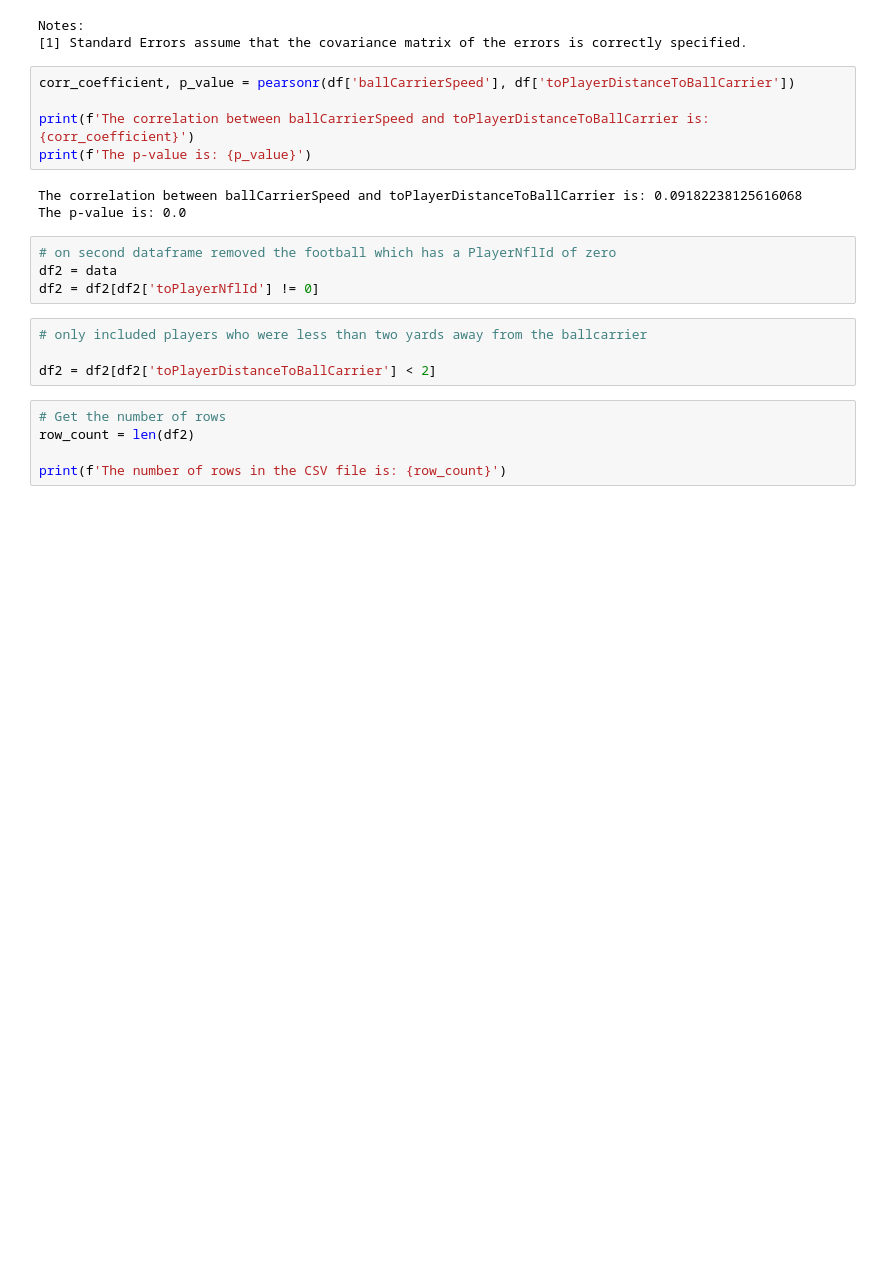
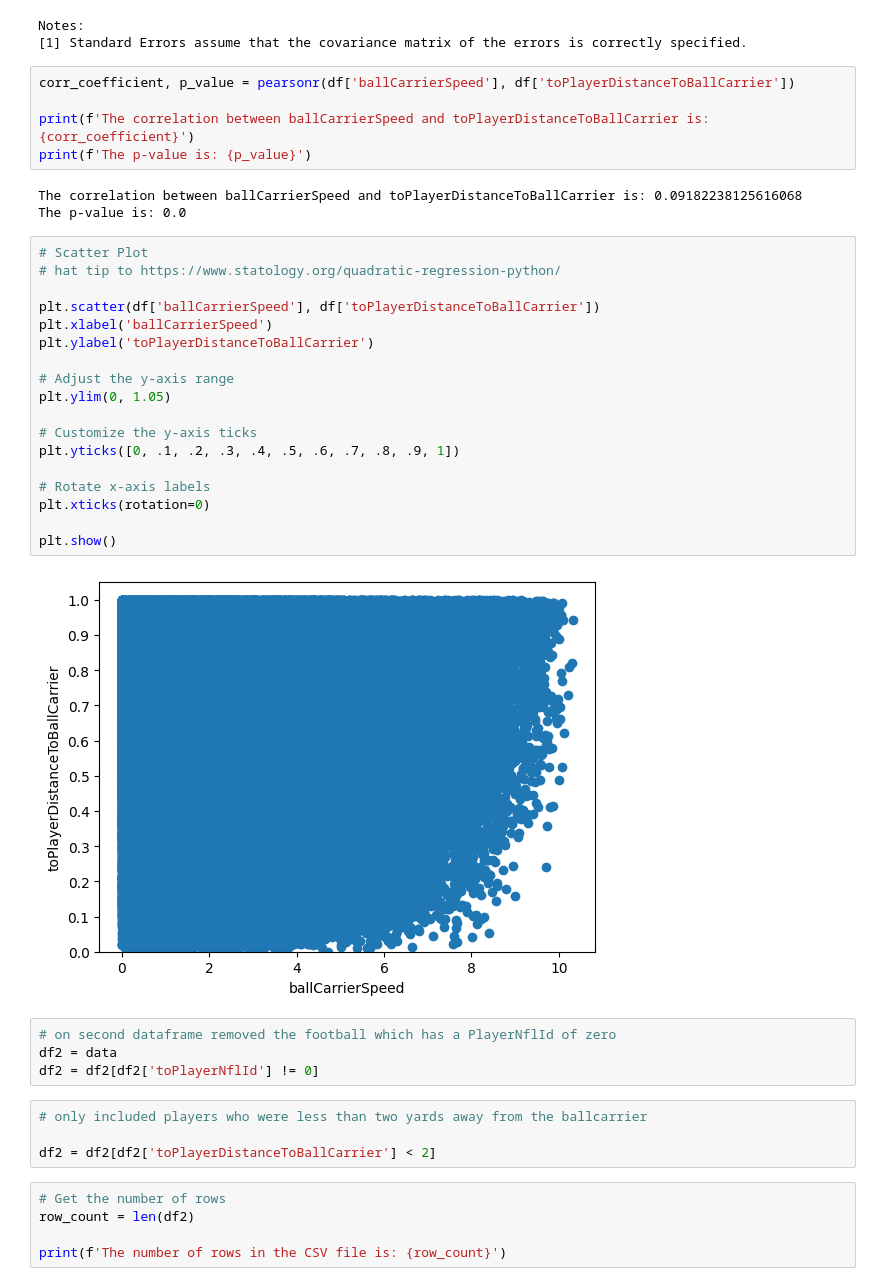
Before and after one commit to danoff/lending-a-hand-in-bringing-ballcarriers-down, a Jupyter notebook: Run_regressions.ipynb, the cells around one changed output. Cells and saved outputs as stored; diff of their text form; blank space fills up the shorter version.

```diff
--- a/Run_regressions.ipynb
+++ b/Run_regressions.ipynb
@@ -192,6 +193,26 @@ print(f'The p-value is: {p_value}')
 # %% [output]
 The correlation between ballCarrierSpeed and toPlayerDistanceToBallCarrier is: 0.09182238125616068
 The p-value is: 0.0
+# %%
+# Scatter Plot
+# hat tip to https://www.statology.org/quadratic-regression-python/
+
+plt.scatter(df['ballCarrierSpeed'], df['toPlayerDistanceToBallCarrier'])
+plt.xlabel('ballCarrierSpeed')
+plt.ylabel('toPlayerDistanceToBallCarrier')
+
+# Adjust the y-axis range
+plt.ylim(0, 1.05)
+
+# Customize the y-axis ticks
+plt.yticks([0, .1, .2, .3, .4, .5, .6, .7, .8, .9, 1])
+
+# Rotate x-axis labels
+plt.xticks(rotation=0)
+
+plt.show()
+# %% [output]
+[figure, added]
 # %%
 # on second dataframe removed the football which has a PlayerNflId of zero
 df2 = data
```
Also changed, not shown: parts of 3 cells of this notebook.
